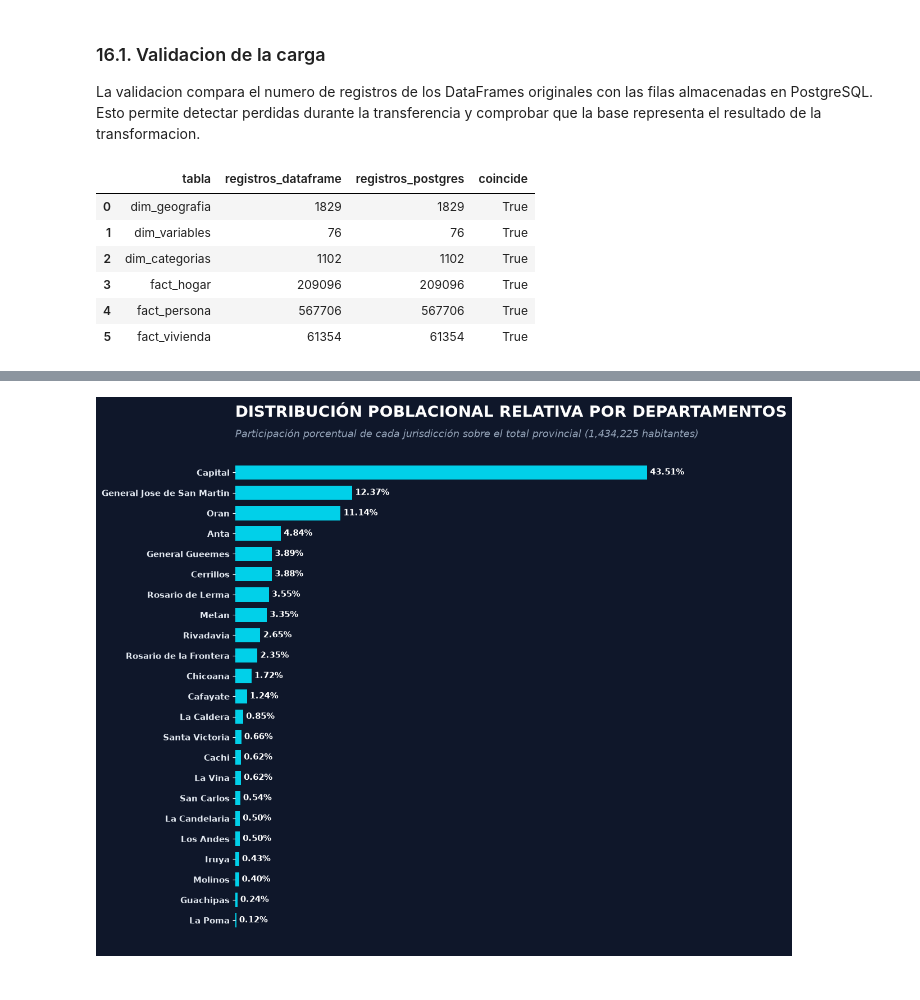
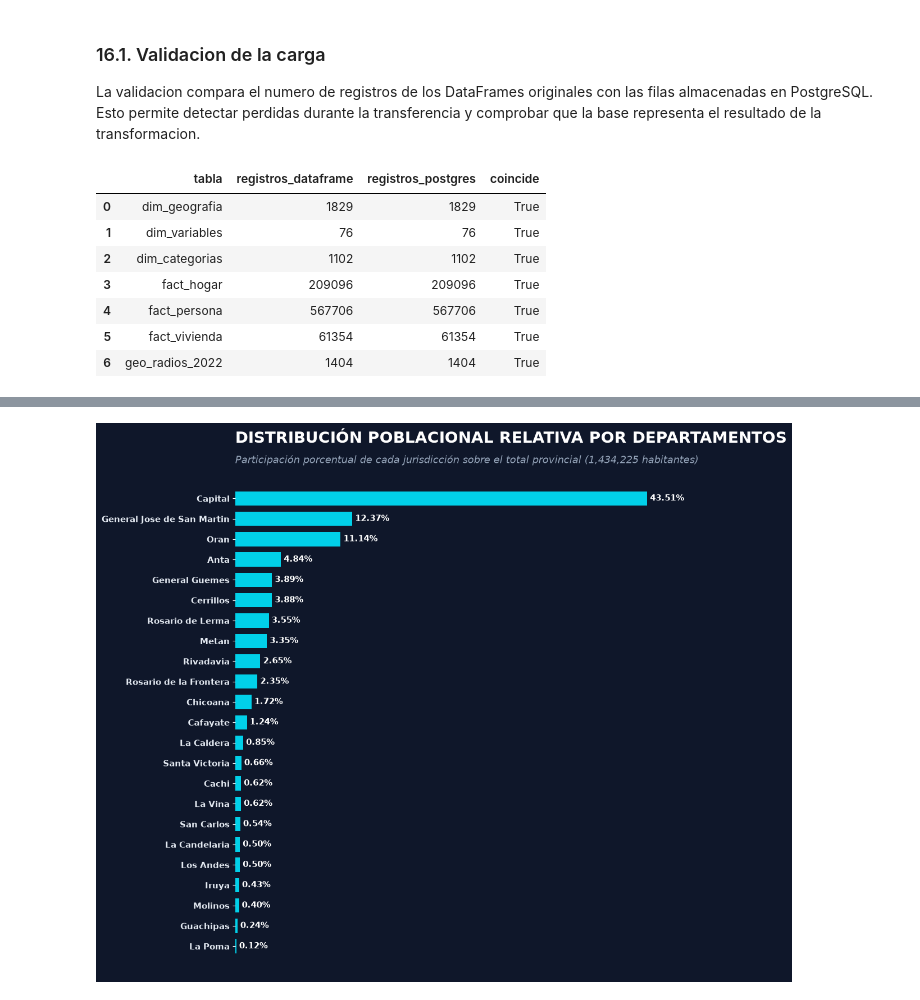
Before and after one commit to turkoModad/censo-pipeline-geoanalytics, a Jupyter notebook: main.ipynb, the cells around one changed output, grey strips where cells are left out. Cells and saved outputs as stored; diff of their text form; code cells hidden in the pictures.

```diff
--- a/main.ipynb
+++ b/main.ipynb
@@ -149,7 +149,7 @@ DEPARTMENT_NAMES = {
     "028": "Capital",
     "035": "Cerrillos",
     "042": "Chicoana",
-    "049": "General Gueemes",
+    "049": "General Guemes",
     "056": "General Jose de San Martin",
     "063": "Guachipas",
     "070": "Iruya",
@@ -942,6 +942,23 @@ if LOAD_POSTGRES and engine is not None:
             index=False,
             method="multi",
         )
+
+    if "geometry" not in gdf_radios.columns:
+        raise ValueError("La capa de radios no contiene una columna geometrica.")
+
+    if gdf_radios.crs is None:
+        raise ValueError("La capa de radios no tiene CRS definido.")
+
+    gdf_radios_db = gdf_radios.copy()
+
+    gdf_radios_db.to_postgis(
+        "geo_radios_2022",
+        engine,
+        schema="public",
+        if_exists="replace",
+        index=False,
+        chunksize=1000,
+    )
 # %%
 if LOAD_POSTGRES and engine is not None:
     with engine.connect() as connection:
@@ -974,30 +1021,95 @@ if LOAD_POSTGRES and engine is not None:
 
     with engine.connect() as connection:
         for table_name, dataframe in tables_to_load.items():
             db_count = connection.execute(
                 text(f'SELECT COUNT(*) FROM "{table_name}"')
             ).scalar_one()
 
             validation.append(
                 {
                     "tabla": table_name,
                     "registros_dataframe": len(dataframe),
                     "registros_postgres": db_count,
                     "coincide": len(dataframe) == db_count,
                 }
             )
 
+        spatial_count = connection.execute(
+            text("SELECT COUNT(*) FROM public.geo_radios_2022")
+        ).scalar_one()
+
+        spatial_geometry_count = connection.execute(
+            text(
+                """
+                SELECT COUNT(*)
+                FROM public.geo_radios_2022
+                WHERE geometry IS NOT NULL
+                """
+            )
+        ).scalar_one()
+
+        spatial_invalid_count = connection.execute(
+            text(
+                """
+                SELECT COUNT(*)
+                FROM public.geo_radios_2022
+                WHERE geometry IS NOT NULL
+                  AND NOT ST_IsValid(geometry)
+                """
+            )
+        ).scalar_one()
+
+        spatial_srid = connection.execute(
+            text(
+                """
+                SELECT DISTINCT ST_SRID(geometry)
+                FROM public.geo_radios_2022
+                WHERE geometry IS NOT NULL
+                """
+            )
+        ).scalars().all()
+
+    validation.append(
+        {
+            "tabla": "geo_radios_2022",
+            "registros_dataframe": len(gdf_radios_db),
+            "registros_postgres": spatial_count,
+            "coincide": len(gdf_radios_db) == spatial_count,
+        }
+    )
+
     validation_df = pd.DataFrame(validation)
     display(validation_df)
 
     assert validation_df["coincide"].all(), (
         "La cantidad de registros del DataFrame y PostgreSQL no coincide."
     )
+
+    spatial_validation = pd.Series(
+        {
+            "registros_fuente": len(gdf_radios_db),
+            "registros_postgres": int(spatial_count),
+            "geometrias_cargadas": int(spatial_geometry_count),
+            "geometrias_invalidas": int(spatial_invalid_count),
+            "srid_postgres": ", ".join(map(str, spatial_srid)),
+        },
+        name="valor",
+    )
+
+    display(spatial_validation)
+
+    assert spatial_count == len(gdf_radios_db)
+    assert spatial_geometry_count == len(gdf_radios_db)
+    assert spatial_invalid_count == 0
+    assert spatial_srid == [4326], (
+        f"Se esperaba SRID 4326 y se obtuvo: {spatial_srid}"
+    )
 # %% [output]
 |  | tabla | registros_dataframe | registros_postgres | coincide |
 | 0 | dim_geografia | 1829 | 1829 | True |
 | 1 | dim_variables | 76 | 76 | True |
 | 2 | dim_categorias | 1102 | 1102 | True |
 | 3 | fact_hogar | 209096 | 209096 | True |
 | 4 | fact_persona | 567706 | 567706 | True |
 | 5 | fact_vivienda | 61354 | 61354 | True |
+| 6 | geo_radios_2022 | 1404 | 1404 | True |
```
Also changed, not shown: parts of 12 cells of this notebook, 3 other files.
